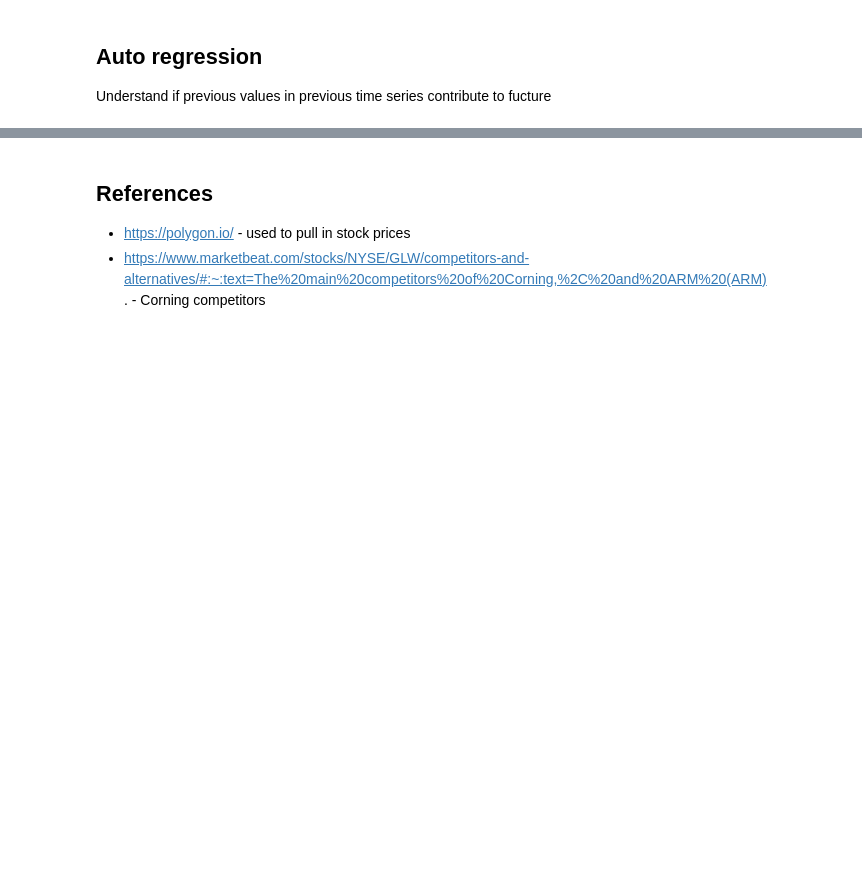
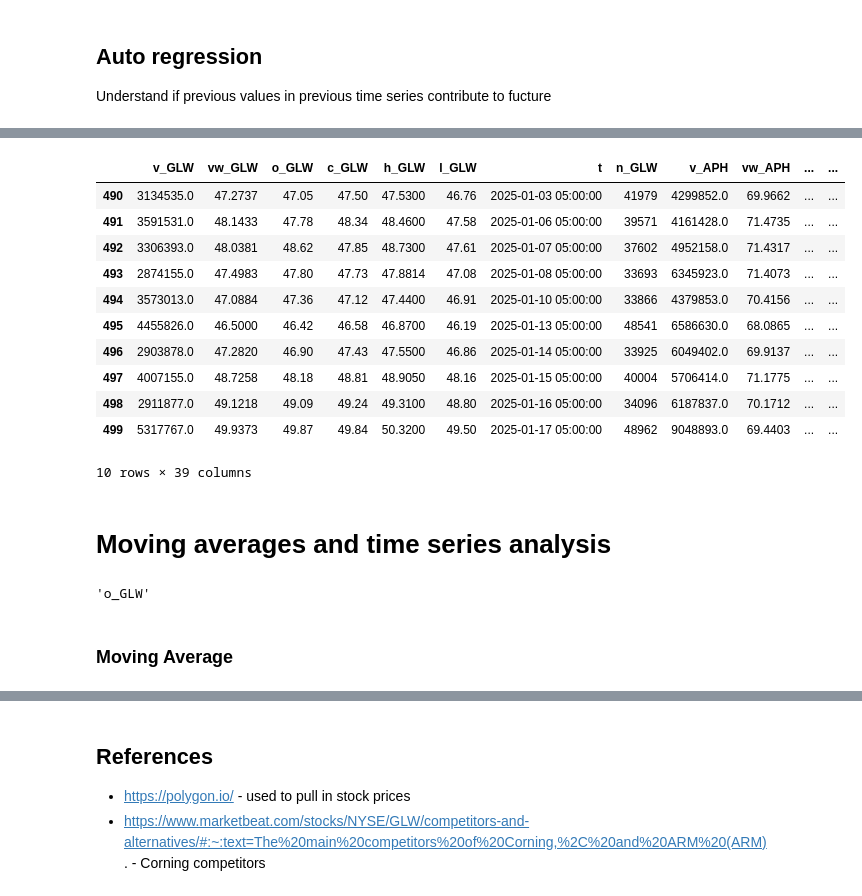
Before and after one commit to Benedictgr97/stock_prediction_v2, a Jupyter notebook: price_predictor.ipynb, the cells around one changed output, grey strips where cells are left out. Drawn from its saved outputs; the diff is of its cells as text; code cells hidden in the pictures; blank space fills up the shorter version.

```diff
--- a/price_predictor.ipynb
+++ b/price_predictor.ipynb
@@ -115,10 +121,10 @@ def autocorrelation_check(df, target_col, col, min_lag=5, max_lag=50):
     correlation_df = pd.DataFrame(correlations)
     return correlation_df
 
-def generate_top_correlations(df, target_col='o_GLW', min_lag=5, max_lag=6):
+def generate_top_correlations(df, target_col=pred_stock, min_lag=5, max_lag=6):
     all_correlations = []
     for col in df.columns:
-        if col == 't' or col == target_col:
+        if col == 't':
             continue
         correlation_df = autocorrelation_check(df, target_col, col, min_lag, max_lag)
         correlation_df['column'] = col
@@ -129,7 +135,10 @@ def generate_top_correlations(df, target_col='o_GLW', min_lag=5, max_lag=6):
     # Get the top one correlation from each column by magnitude
     top_correlations = all_correlations_df.loc[all_correlations_df.groupby('column')['correlation'].apply(lambda x: x.abs().idxmax())]
 
+    # Select only the relevant columns
+    top_correlations = top_correlations[['column', 'lag', 'correlation']]
+
     return top_correlations
 # %%
-top_corr_columns = generate_top_correlations(stock_prices_df,max_lag = 28 * 6)['lag']
+top_corr_columns = generate_top_correlations(stock_prices_df,max_lag = 28 * 6)
 # %%
@@ -164,0 +190,53 @@ plot_correlations(stock_prices_df,max_lag = 28 * 6)
+# %%
+lagged_df = pd.DataFrame()
+
+for index, row in top_corr_columns.iterrows():
+    column_name = row['column']
+    lag_amount = row['lag']
+
+    # Shift the column by the specified lag amount
+    lagged_column = stock_prices_df[column_name].shift(lag_amount)
+
+    # Add the lagged column to the new dataframe
+    lagged_df[column_name] = lagged_column
+
+# Drop rows with NaN values resulting from the lagging process
+lagged_df.dropna(inplace=True)
+# %%
+# 99% of autocorrelation variation done by 2 previous columns
+pca = PCA(n_components=0.99)
+pca_result = pca.fit_transform(lagged_df)
+
+# Convert PCA result to a dataframe
+pca_df = pd.DataFrame(pca_result)
+# %%
+# Ensure the indices match for concatenation
+pca_df.index = lagged_df.index
+
+# Add the PCA columns to the original stock_prices_df
+for i in range(pca_df.shape[1]):
+    stock_prices_df[f"PCA_{i+1}"] = pca_df.iloc[:, i]
+
+# Print the updated dataframe
+stock_prices_df.tail(10)
+# %% [output]
+|  | v_GLW | vw_GLW | o_GLW | c_GLW | h_GLW | l_GLW | t | n_GLW | v_APH | vw_APH | ... | ... |
+| 490 | 3134535.0 | 47.2737 | 47.05 | 47.50 | 47.5300 | 46.76 | 2025-01-03 05:00:00 | 41979 | 4299852.0 | 69.9662 | ... | ... |
+| 491 | 3591531.0 | 48.1433 | 47.78 | 48.34 | 48.4600 | 47.58 | 2025-01-06 05:00:00 | 39571 | 4161428.0 | 71.4735 | ... | ... |
+| 492 | 3306393.0 | 48.0381 | 48.62 | 47.85 | 48.7300 | 47.61 | 2025-01-07 05:00:00 | 37602 | 4952158.0 | 71.4317 | ... | ... |
+| 493 | 2874155.0 | 47.4983 | 47.80 | 47.73 | 47.8814 | 47.08 | 2025-01-08 05:00:00 | 33693 | 6345923.0 | 71.4073 | ... | ... |
+| 494 | 3573013.0 | 47.0884 | 47.36 | 47.12 | 47.4400 | 46.91 | 2025-01-10 05:00:00 | 33866 | 4379853.0 | 70.4156 | ... | ... |
+| 495 | 4455826.0 | 46.5000 | 46.42 | 46.58 | 46.8700 | 46.19 | 2025-01-13 05:00:00 | 48541 | 6586630.0 | 68.0865 | ... | ... |
+| 496 | 2903878.0 | 47.2820 | 46.90 | 47.43 | 47.5500 | 46.86 | 2025-01-14 05:00:00 | 33925 | 6049402.0 | 69.9137 | ... | ... |
+| 497 | 4007155.0 | 48.7258 | 48.18 | 48.81 | 48.9050 | 48.16 | 2025-01-15 05:00:00 | 40004 | 5706414.0 | 71.1775 | ... | ... |
+| 498 | 2911877.0 | 49.1218 | 49.09 | 49.24 | 49.3100 | 48.80 | 2025-01-16 05:00:00 | 34096 | 6187837.0 | 70.1712 | ... | ... |
+| 499 | 5317767.0 | 49.9373 | 49.87 | 49.84 | 50.3200 | 49.50 | 2025-01-17 05:00:00 | 48962 | 9048893.0 | 69.4403 | ... | ... |
+10 rows × 39 columns
+# %% [markdown]
+# Moving averages and time series analysis
+# %%
+pred_stock
+# %% [output]
+'o_GLW'
+# %% [markdown]
+### Moving Average
```
Also changed, not shown: parts of 10 cells of this notebook.
